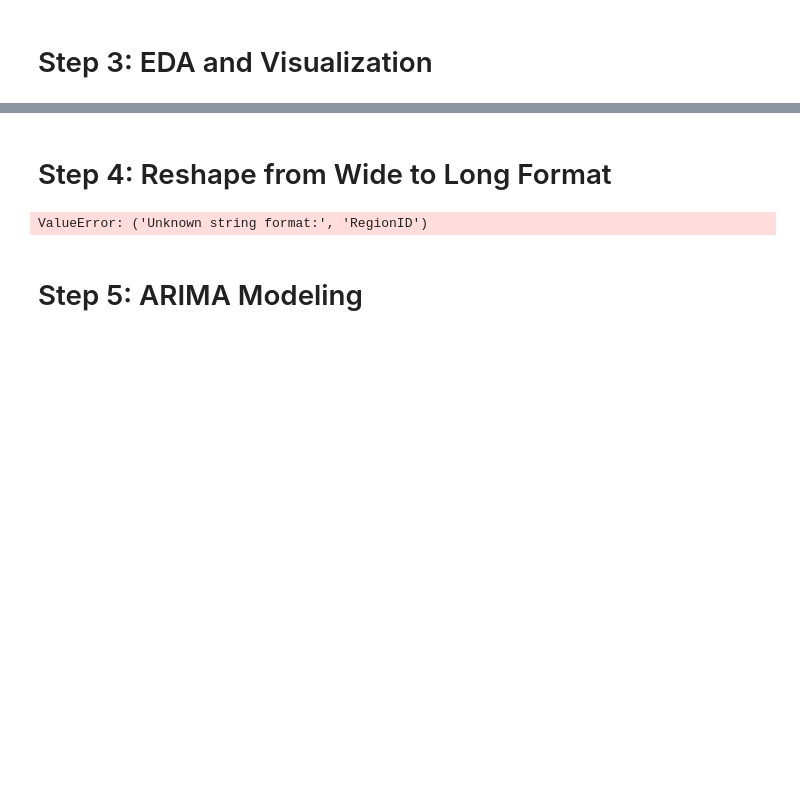
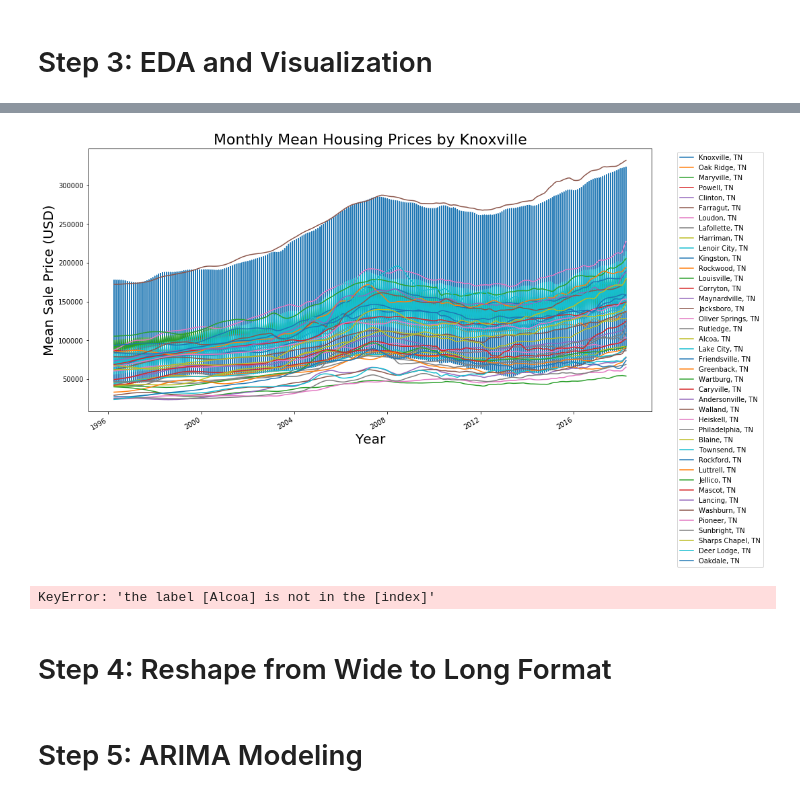
Before and after one commit to menach123/Time-Series-Modeling-with-Sales-Price-Data-from-Zillow, a Jupyter notebook: mod_4_starter_notebook.ipynb, the cells around one changed output, grey strips where cells are left out. Saved outputs shown, nothing was run; the diff lists cells and outputs as text; code cells hidden in the pictures; blank space fills up the shorter version.

```diff
--- a/mod_4_starter_notebook.ipynb
+++ b/mod_4_starter_notebook.ipynb
@@ -120,0 +232,3 @@ matplotlib.rc('font', **font)
+# %%
+df = df_zillow.loc[df_zillow.Metro == 'Knoxville']
+df.groupby('City')['RegionName'].count()
@@ -121,3 +253,30 @@ matplotlib.rc('font', **font)
+# %%
+
+data = dataframe_wide_to_long(df)
+for city in data.City.unique():
+    temp_df = data[data.City == city]
+    temp_df['Value'].plot(figsize=(15,8), label=f"{temp_df.City[0]}, {temp_df.State[0]}")
+plt.legend(bbox_to_anchor=(1.04,1), loc="upper left", ncol=1)
+plt.xlabel("Year", fontsize=20)
+plt.ylabel("Mean Sale Price (USD)", fontsize=20)
+
+plt.title(f"Monthly Mean Housing Prices by {temp_df.Metro[0]}", fontsize=22);
+# %% [output]
+[figure, added]
+# %%
+count= 0
+for city in data.sort_values('City').City.unique():
+
+    for zip in data.loc[city].RegionName.unique():
+        temp_df = data[data.RegionName == zip]
+        temp_df['Value'].plot(figsize=(15,8), label=f"{temp_df.City[0]}, {temp_df.State[0]} {zip}")
+plt.legend(bbox_to_anchor=(1.04,1), loc="upper left", ncol=2)
+plt.xlabel("Year", fontsize=20)
+plt.ylabel("Mean Sale Price (USD)", fontsize=20)
+
+plt.title(f"Monthly Mean Housing Prices by {temp_df.Metro[0]}", fontsize=22);
+# %% [output]
+KeyError: 'the label [Alcoa] is not in the [index]'
 # %% [markdown]
 # Step 4: Reshape from Wide to Long Format
 # %%
@@ -128,7 +288,3 @@ def melt_data(df):
     return melted.groupby('time').aggregate({'value':'mean'})
-# %%
-melt_data(df)
-# %% [output]
-ValueError: ('Unknown string format:', 'RegionID')
 # %% [markdown]
 # Step 5: ARIMA Modeling
```
Also changed, not shown: parts of 29 cells of this notebook, 3 other files.
